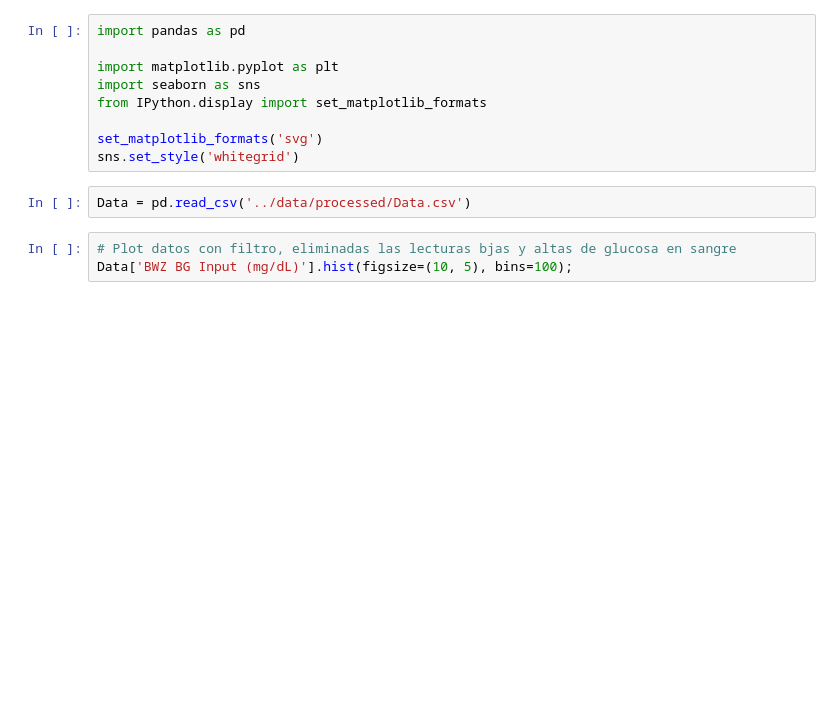
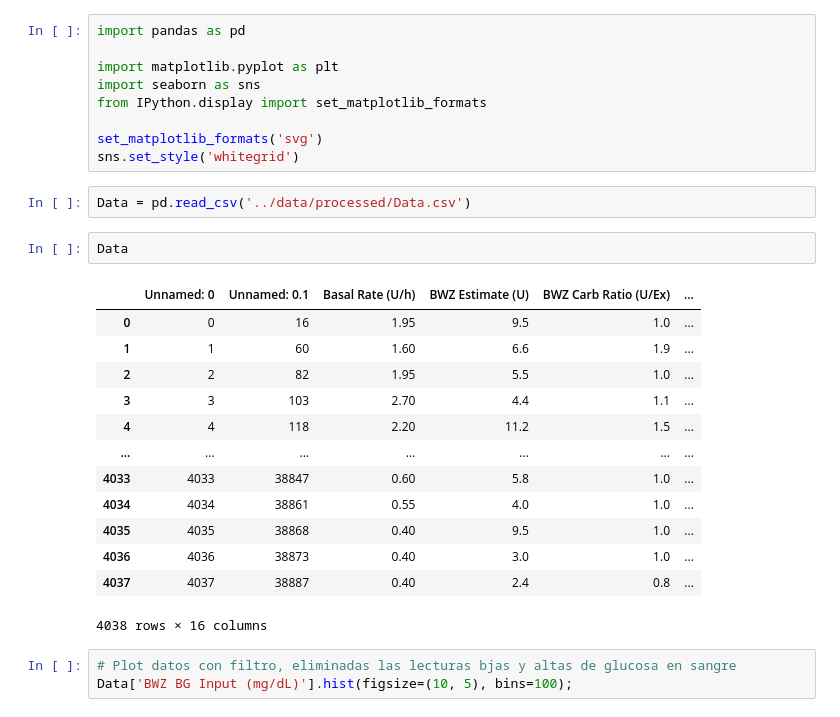
Before and after one commit to Emilioiron/Proyecto_final_Emilio, a Jupyter notebook: notebooks/reporting.ipynb, the cells around one changed output. Cells and saved outputs as stored; diff of their text form; blank space fills up the shorter version.

```diff
--- a/notebooks/reporting.ipynb
+++ b/notebooks/reporting.ipynb
@@ -9,6 +9,22 @@ set_matplotlib_formats('svg')
 sns.set_style('whitegrid')
 # %%
 Data = pd.read_csv('../data/processed/Data.csv')
+# %%
+Data
+# %% [output]
+|  | Unnamed: 0 | Unnamed: 0.1 | Basal Rate (U/h) | BWZ Estimate (U) | BWZ Carb Ratio (U/Ex) | ... |
+| 0 | 0 | 16 | 1.95 | 9.5 | 1.0 | ... |
+| 1 | 1 | 60 | 1.60 | 6.6 | 1.9 | ... |
+| 2 | 2 | 82 | 1.95 | 5.5 | 1.0 | ... |
+| 3 | 3 | 103 | 2.70 | 4.4 | 1.1 | ... |
+| 4 | 4 | 118 | 2.20 | 11.2 | 1.5 | ... |
+| ... | ... | ... | ... | ... | ... | ... |
+| 4033 | 4033 | 38847 | 0.60 | 5.8 | 1.0 | ... |
+| 4034 | 4034 | 38861 | 0.55 | 4.0 | 1.0 | ... |
+| 4035 | 4035 | 38868 | 0.40 | 9.5 | 1.0 | ... |
+| 4036 | 4036 | 38873 | 0.40 | 3.0 | 1.0 | ... |
+| 4037 | 4037 | 38887 | 0.40 | 2.4 | 0.8 | ... |
+4038 rows × 16 columns
 # %%
 # Plot datos con filtro, eliminadas las lecturas bjas y altas de glucosa en sangre
 Data['BWZ BG Input (mg/dL)'].hist(figsize=(10, 5), bins=100);
```
Also changed, not shown: parts of 10 cells of this notebook, 13 other files.
